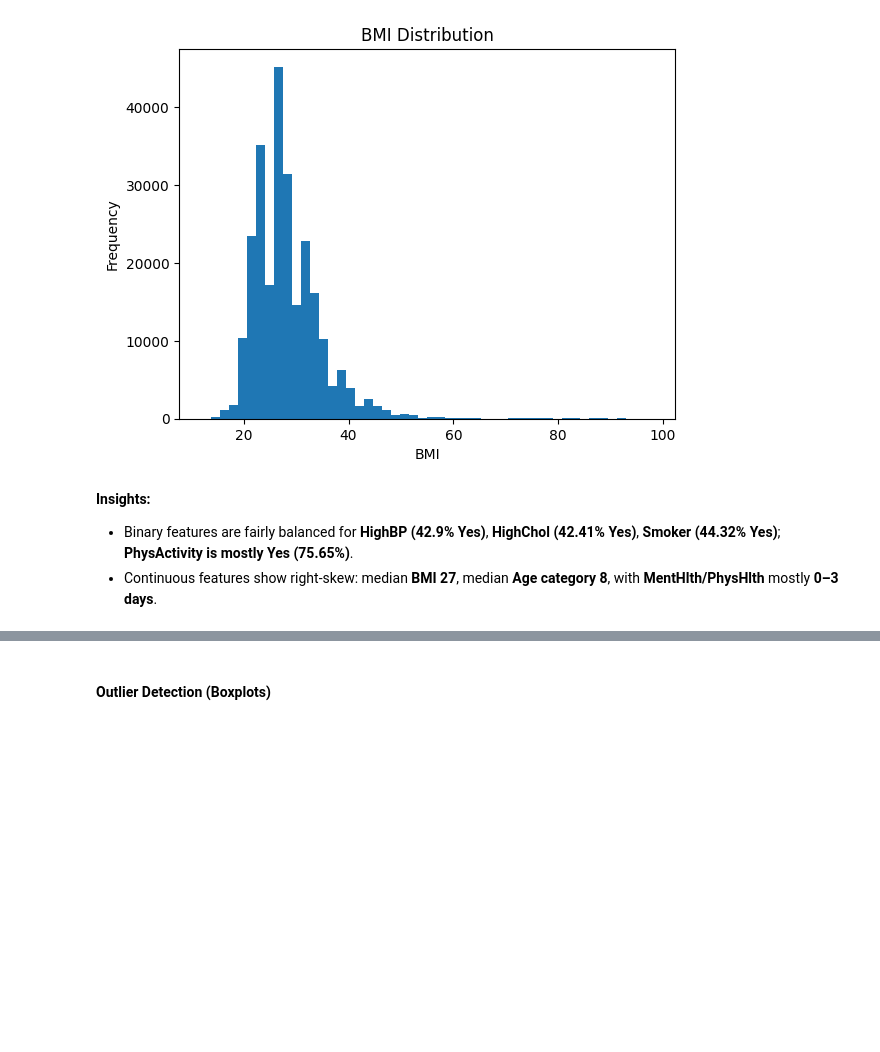
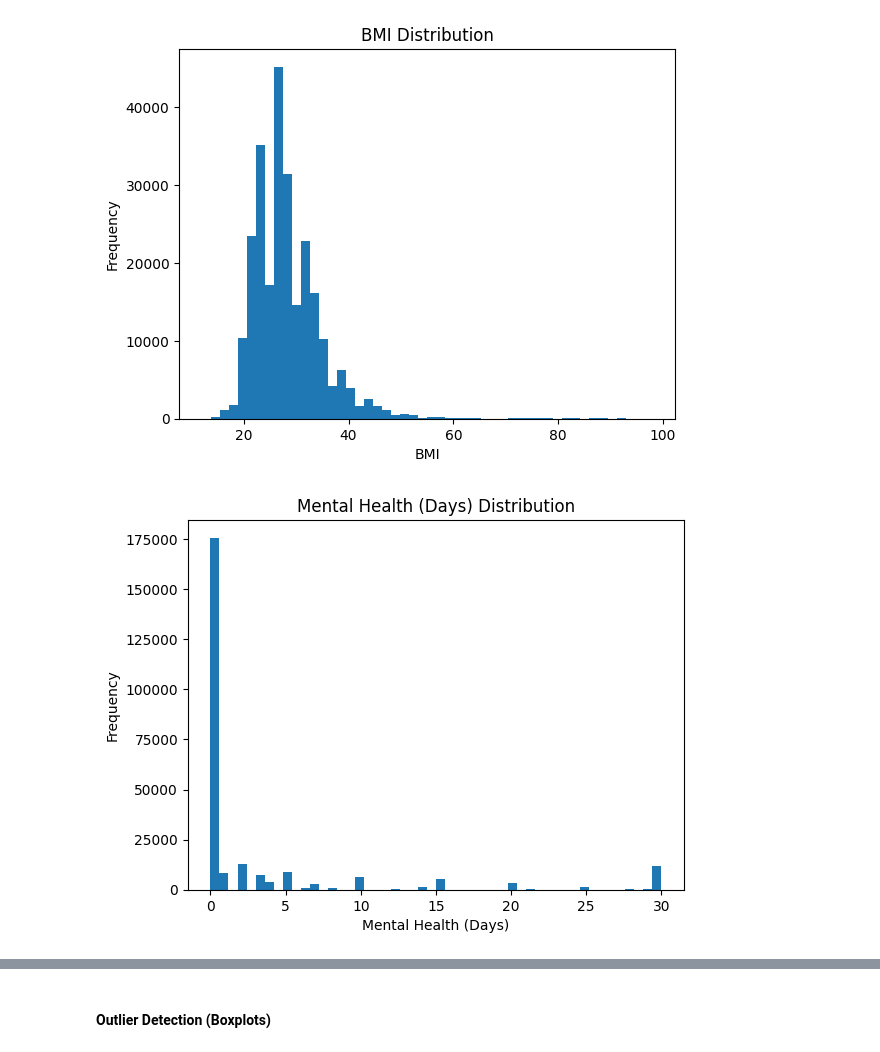
Before and after one commit to Benn800/Diabetes_Classifier, a Jupyter notebook: notebooks/01_data_understanding.ipynb, the cells around one changed output, grey strips where cells are left out. Drawn from its saved outputs; the diff is of its cells as text; code cells hidden in the pictures; blank space fills up the shorter version.

```diff
--- a/notebooks/01_data_understanding.ipynb
+++ b/notebooks/01_data_understanding.ipynb
@@ -289,7 +289,11 @@ plt.title("BMI Distribution")
 plt.show()
 # %% [output]
 [figure]
-# %% [markdown]
-**Insights:**
-- Binary features are fairly balanced for **HighBP (42.9% Yes)**, **HighChol (42.41% Yes)**, **Smoker (44.32% Yes)**; **PhysActivity is mostly Yes (75.65%)**.
-- Continuous features show right-skew: median **BMI 27**, median **Age category 8**, with **MentHlth/PhysHlth** mostly **0–3 days**.
+# %%
+plt.hist(df['MentHlth'], bins= 50)
+plt.xlabel("Mental Health (Days)")
+plt.ylabel("Frequency")
+plt.title("Mental Health (Days) Distribution")
+plt.show()
+# %% [output]
+[figure, added]
```
Also changed, not shown: parts of 3 cells of this notebook, 3 other files.
